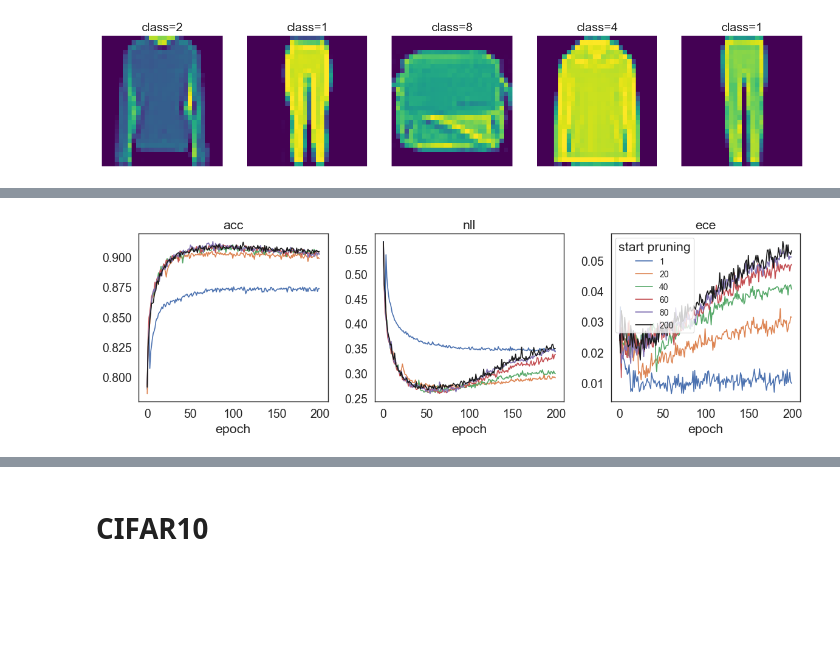
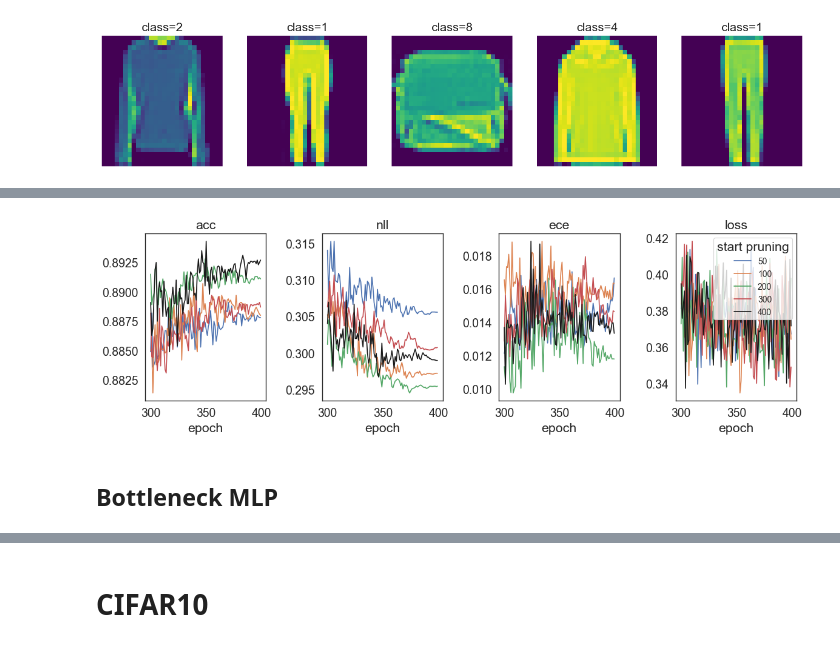
Before and after one commit to dimarkov/bmr4pml, a Jupyter notebook: notebooks/test_ivon_with_bmr.ipynb, the cells around one changed output, grey strips where cells are left out. Drawn from its saved outputs; the diff is of its cells as text; code cells hidden in the pictures; blank space fills up the shorter version.

```diff
--- a/notebooks/test_ivon_with_bmr.ipynb
+++ b/notebooks/test_ivon_with_bmr.ipynb
@@ -226,2 +220,7 @@ print(in_size)
+# %%
+augment = augmax.Chain(
+  augmax.RandomSizedCrop(28, 28),
+  augmax.HorizontalFlip()
+)
 # %%
 rng_key, key = jr.split(rng_key)
@@ -368,0 +342,30 @@ plt.legend()
+# %%
+batch_size = 512
+num_epochs = 400
+mus_prune = []
+sigmas_prune = []
+results_prune = []
+
+fig, axes = plt.subplots(1, 4, figsize=(12, 4), sharex=True, sharey=True)
+for n, start_pruning in enumerate([50, 100, 200, 300]):
+    for optim in [optimizer3]:
+        rng_key, key = jr.split(rng_key)
+        trained_smlp, final_opt_state, metrics = run_training(
+            key,
+            smlp,
+            optim,
+            train_ds,
+            test_ds,
+            num_epochs=num_epochs,
+            batch_size=batch_size,
+            start_pruning=start_pruning
+        )
+
+        state = final_opt_state[0]
+        params = eqx.filter(trained_smlp, eqx.is_array)
+
+        mus_prune.append(params)
+        results_prune.append(metrics)
+
+    for i, l in enumerate([results_prune[n]["pf"].linear_embed]):
+        axes[n].plot(l.weight, label=i)
@@ -369,15 +374,17 @@ plt.legend()
 # %%
-fig, axes = plt.subplots(1, 3, figsize=(12, 4))
+fig, axes = plt.subplots(1, 4, figsize=(12, 4))
 
-for i, name in enumerate(['acc', 'nll', 'ece']):
-    for j, sp in enumerate([1, 20, 40, 60, 80]):
-        axes[i].plot(results_prune[j][name], label=sp)
+for i, name in enumerate(['acc', 'nll', 'ece', 'loss']):
+    for j, sp in enumerate([50, 100, 200, 300]):
+        axes[i].plot(list(range(300, 400)), results_prune[j][name][-100:], label=sp)
 
-    axes[i].plot(results[-1][name], 'k', label=200)
+    axes[i].plot(list(range(300, 400)), results[-1][name][-100:], 'k', label=400)
     axes[i].set_title(name)
     axes[i].set_xlabel('epoch')
 
 plt.legend(title='start pruning', fontsize=10)
 fig.tight_layout()
 # %% [output]
-[figure, old version]
+[figure, new version]
+# %% [markdown]
+## Bottleneck MLP
```
Also changed, not shown: parts of 31 cells of this notebook, 1 other file.
